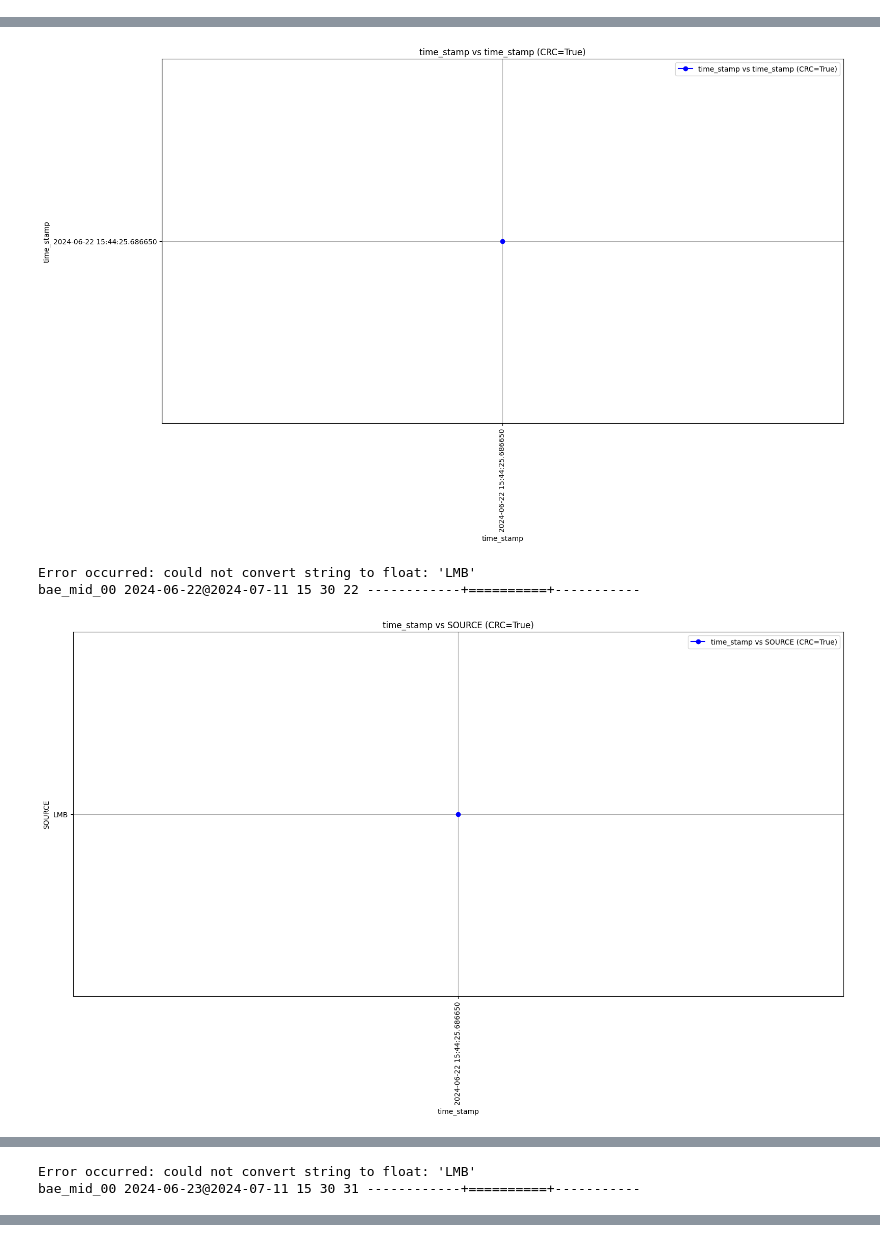
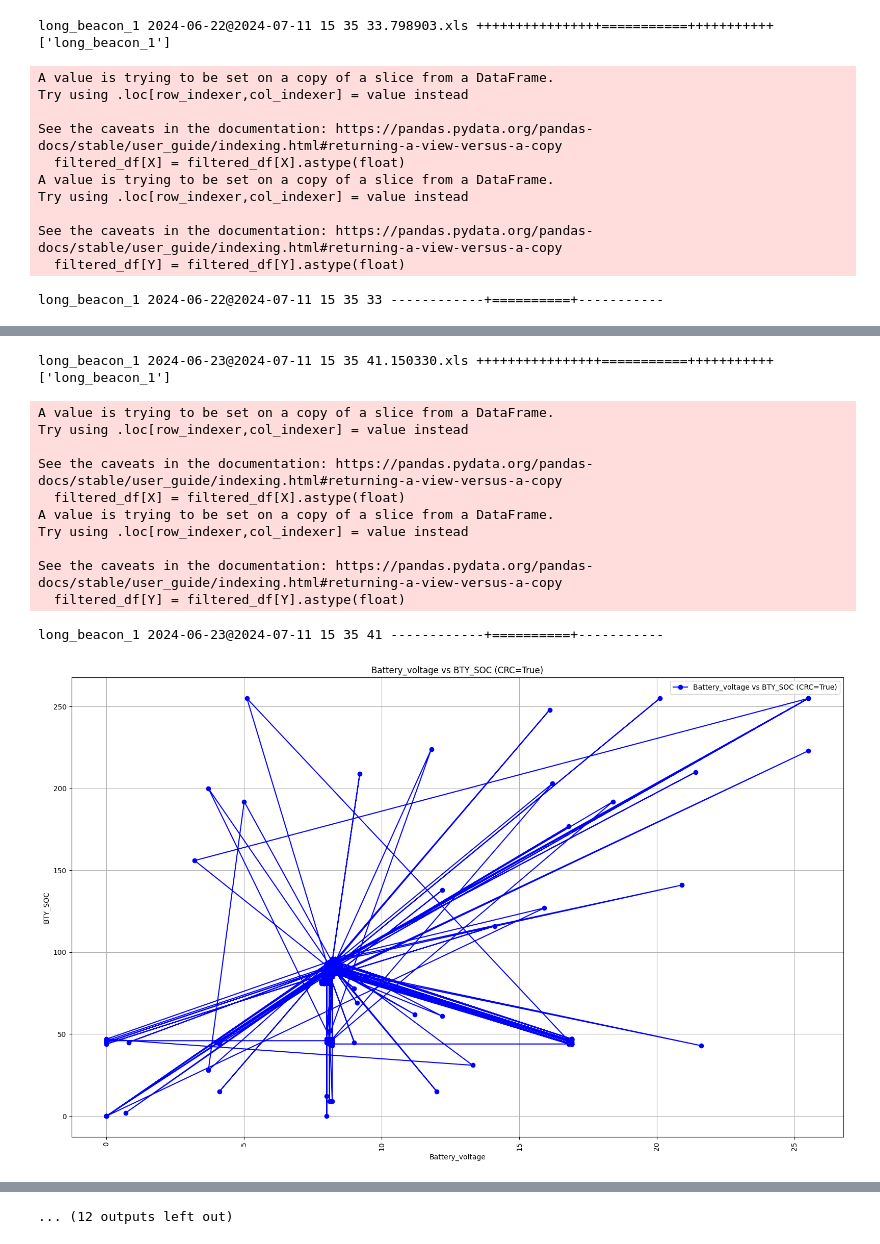
Before and after one commit to SibiSakthi/hk_plots, a Jupyter notebook: long_b.ipynb, the cells around one changed output, grey strips where cells are left out. Drawn from its saved outputs; the diff is of its cells as text; code cells hidden in the pictures.

```diff
--- a/long_b.ipynb
+++ b/long_b.ipynb
@@ -8,18 +6,15 @@ import xlrd
 from openpyxl import load_workbook
 # %%
-def x(file_path,filter=[],filter_value=[],req_cols=[]):
+def x(file_path,filter=[],filter_value=[],req_cols=[],X="time_stamp"):
     xls = pd.ExcelFile(file_path)
     folder=file_path.split(".")
     folder=folder[0]
     print(xls.sheet_names)
     df = pd.read_excel(xls, sheet_name=xls.sheet_names[0])
-    print(df.head())
-    #df = df.drop(index=df.index[:1])
     df = df.transpose()
     if "long_beacon" in file_path:
         df.drop(df.columns[-1], axis = 1, inplace = True)
         df.drop(df.columns[1], axis = 1, inplace = True)
-    df.head()
     df.columns = df.iloc[0]
     df = df[:]
     if "beacon" in file_path:
@@ -32,6 +27,8 @@ def x(file_path,filter=[],filter_value=[],req_cols=[]):
             if filter in cols:
                 filtered_df = filtered_df[filtered_df[filter[i]]==filter_value[i]]
     cols=cols
+    """ output_file = "filter_" + file_path + ".xlsx"
+    filtered_df.to_excel(output_file, index=False)"""# crc corrected data to exel
     if len(req_cols):
         cols1=[]
         for i in req_cols:
@@ -40,7 +37,7 @@ def x(file_path,filter=[],filter_value=[],req_cols=[]):
         cols=cols1
     for name in cols :
         try:
-            plot_beacon(name,folder,filtered_df)
+            plot_beacon(name,folder,filtered_df,X)
         except:
             print (file_path,name,"has failed")
 # %%
@@ -86,5 +83,5 @@ files_and_dirs = os.listdir(current_directory)
 xls_files = [file for file in files_and_dirs if os.path.isfile(os.path.join(current_directory, file)) and file.endswith('.xls')]
 for file in xls_files:
     print(file,"++++++++++++++++===========+++++++++++")
-    x(file)
+    x(file,req_cols=["BTY_SOC"],X="Battery_voltage")
 # %% [output]
@@ -110,0 +102,13 @@ bae_mid_00 2024-06-21@2024-07-11 15 30 14 ------------+==========+-----------
+long_beacon_1 2024-06-22@2024-07-11 15 35 33.798903.xls ++++++++++++++++===========+++++++++++
+['long_beacon_1']
+A value is trying to be set on a copy of a slice from a DataFrame.
+Try using .loc[row_indexer,col_indexer] = value instead
+
+See the caveats in the documentation: https://pandas.pydata.org/pandas-docs/stable/user_guide/indexing.html#returning-a-view-versus-a-copy
+  filtered_df[X] = filtered_df[X].astype(float)
+A value is trying to be set on a copy of a slice from a DataFrame.
+Try using .loc[row_indexer,col_indexer] = value instead
+
+See the caveats in the documentation: https://pandas.pydata.org/pandas-docs/stable/user_guide/indexing.html#returning-a-view-versus-a-copy
+  filtered_df[Y] = filtered_df[Y].astype(float)
+long_beacon_1 2024-06-22@2024-07-11 15 35 33 ------------+==========+-----------
@@ -122,4 +116,14 @@ bae_mid_00 2024-06-22@2024-07-11 15 30 22 ------------+==========+-----------
+long_beacon_1 2024-06-23@2024-07-11 15 35 41.150330.xls ++++++++++++++++===========+++++++++++
+['long_beacon_1']
+A value is trying to be set on a copy of a slice from a DataFrame.
+Try using .loc[row_indexer,col_indexer] = value instead
+
+See the caveats in the documentation: https://pandas.pydata.org/pandas-docs/stable/user_guide/indexing.html#returning-a-view-versus-a-copy
+  filtered_df[X] = filtered_df[X].astype(float)
+A value is trying to be set on a copy of a slice from a DataFrame.
+Try using .loc[row_indexer,col_indexer] = value instead
+
+See the caveats in the documentation: https://pandas.pydata.org/pandas-docs/stable/user_guide/indexing.html#returning-a-view-versus-a-copy
+  filtered_df[Y] = filtered_df[Y].astype(float)
+long_beacon_1 2024-06-23@2024-07-11 15 35 41 ------------+==========+-----------
-[figure, old version]
+[figure, new version]
-Error occurred: could not convert string to float: 'LMB'
-bae_mid_00 2024-06-22@2024-07-11 15 30 22 ------------+==========+-----------
-[figure, removed]
@@ -144,2 +129,0 @@ bae_mid_00 2024-06-23@2024-07-11 15 30 31 ------------+==========+-----------
-Error occurred: could not convert string to float: 'LMB'
-bae_mid_00 2024-06-23@2024-07-11 15 30 31 ------------+==========+-----------
@@ -147,0 +130 @@ bae_mid_00 2024-06-23@2024-07-11 15 30 31 ------------+==========+-----------
+... (12 outputs left out)
```
Also changed, not shown: parts of 2 cells of this notebook.
